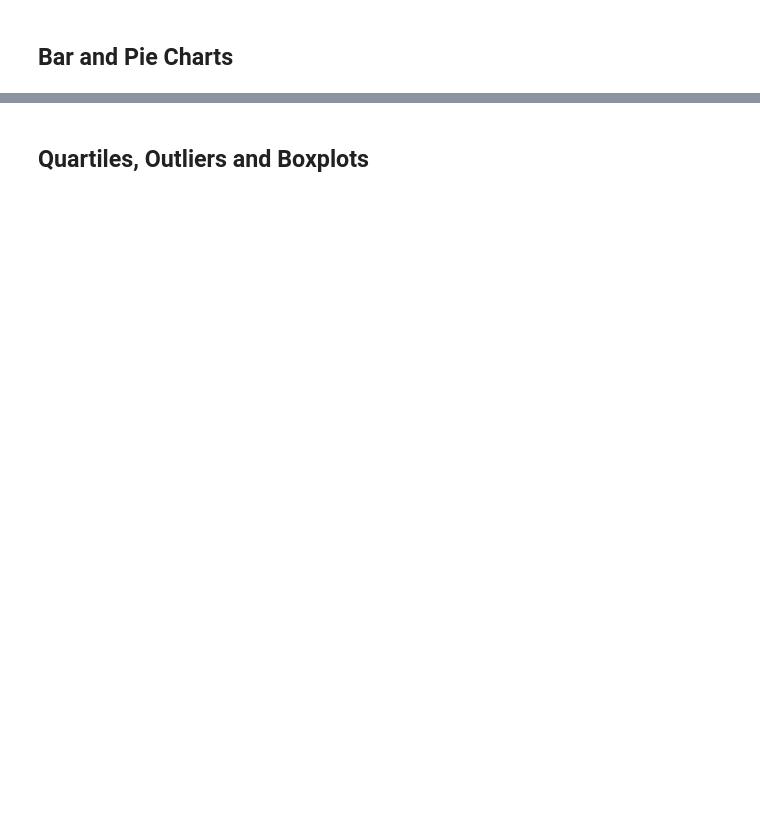
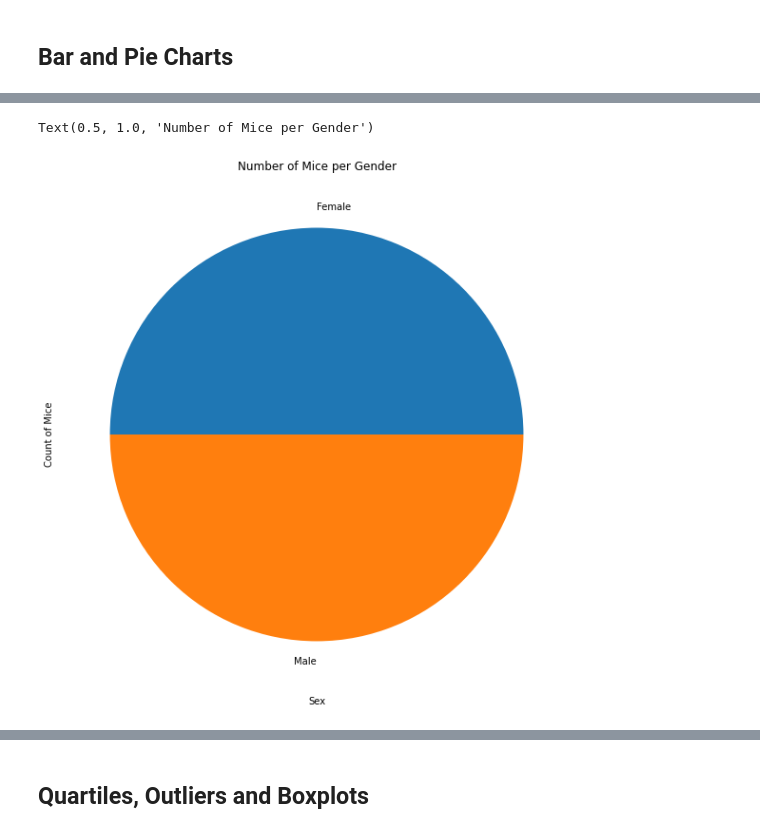
Before and after one commit to reyno255/matplotlib-challenge, a Jupyter notebook: Instructions/Pymaceuticals/main.ipynb, the cells around one changed output, grey strips where cells are left out. Drawn from its saved outputs; the diff is of its cells as text; code cells hidden in the pictures; blank space fills up the shorter version.

```diff
--- a/Instructions/Pymaceuticals/main.ipynb
+++ b/Instructions/Pymaceuticals/main.ipynb
@@ -160,4 +174,14 @@ count_gph
 # %%
 # Generate a pie plot showing the distribution of female versus male mice using pandas
+grouped_sex = clean_df.groupby(by=['Sex']).count()
+grouped_sex_df = grouped_sex['Mouse ID']
+
+plot = grouped_sex_df.plot.pie(figsize=(10, 10))
+plot.set_xlabel('Sex')
+plot.set_ylabel('Count of Mice')
+plot.set_title('Number of Mice per Gender')
+# %% [output]
+Text(0.5, 1.0, 'Number of Mice per Gender')
+[figure, added]
 # %%
 # Generate a pie plot showing the distribution of female versus male mice using pyplot
```
Also changed, not shown: parts of 9 cells of this notebook.
